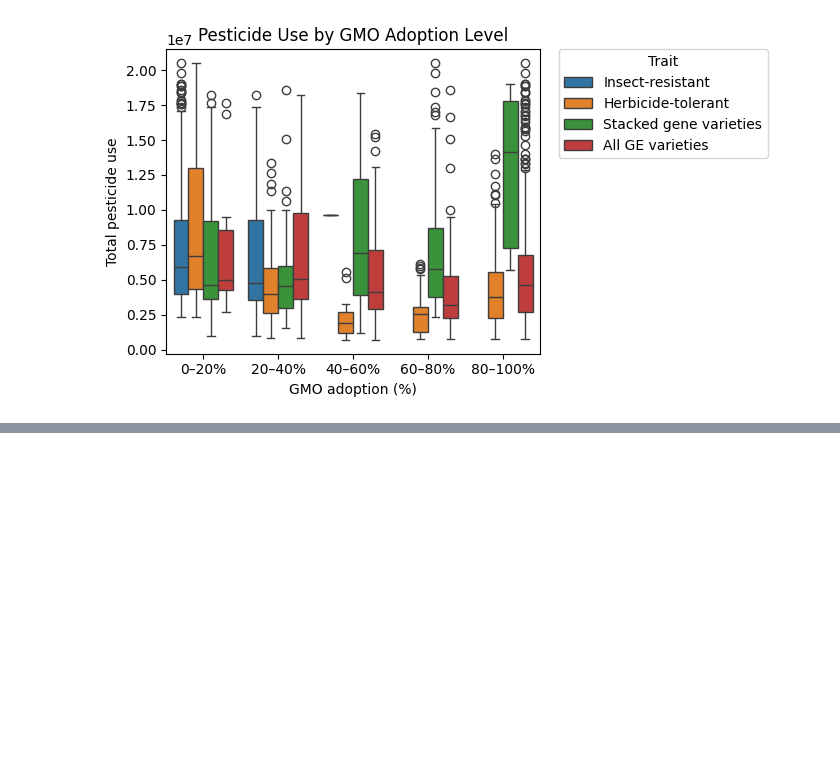
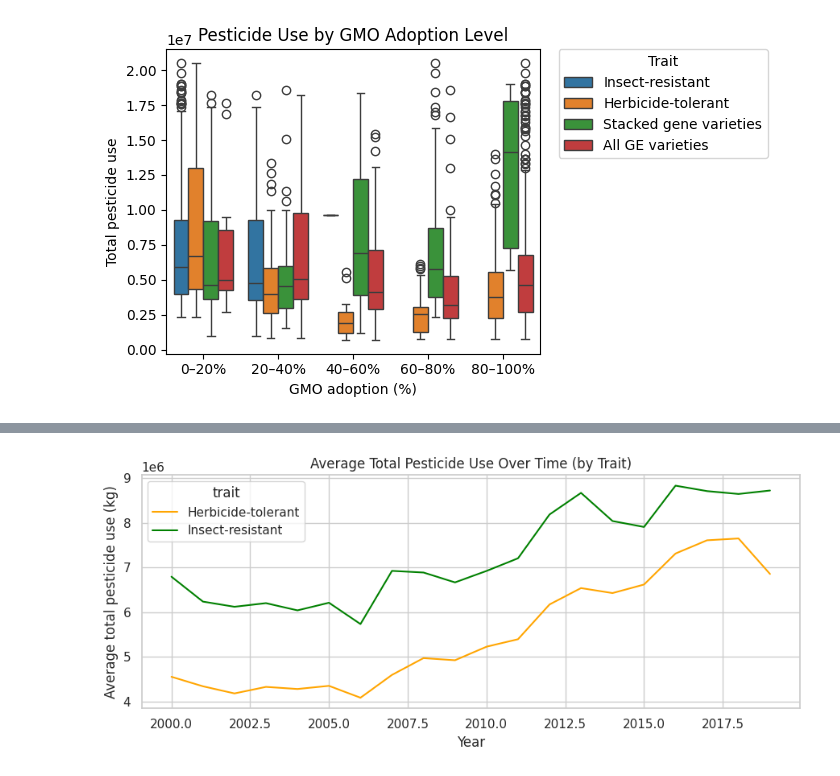
Before and after one commit to regitting/gmo-ecological-trends, a Jupyter notebook: notebooks/analysis.ipynb, the cells around one changed output, grey strips where cells are left out. Drawn from its saved outputs; the diff is of its cells as text; code cells hidden in the pictures; blank space fills up the shorter version.

```diff
--- a/notebooks/analysis.ipynb
+++ b/notebooks/analysis.ipynb
@@ -57,0 +81,32 @@ plt.show()
+# %%
+df = pd.read_csv("../data/processed/merged_ers_usgs.csv")
+df = df.dropna(subset=["year", "trait", "pesticide_total"])
+
+df = df[df["trait"] != "Stacked gene varieties"]
+df = df[df["trait"] != "All GE varieties"]
+
+pest_trend = (
+    df.groupby(["year", "trait"], as_index=False)
+      .agg(pesticide_total=("pesticide_total", "mean"))
+)
+
+palette = {
+    "Herbicide-tolerant": "orange",
+    "Insect-resistant": "green"
+}
+
+plt.figure(figsize=(9, 4))
+sns.lineplot(
+    data=pest_trend,
+    x="year",
+    y="pesticide_total",
+    hue="trait",
+    palette=palette
+)
+plt.title("Average Total Pesticide Use Over Time (by Trait)")
+plt.xlabel("Year")
+plt.ylabel("Average total pesticide use (kg)")
+plt.tight_layout()
+plt.show()
+# %% [output]
+[figure, added]
```
Also changed, not shown: parts of 1 cell of this notebook.
